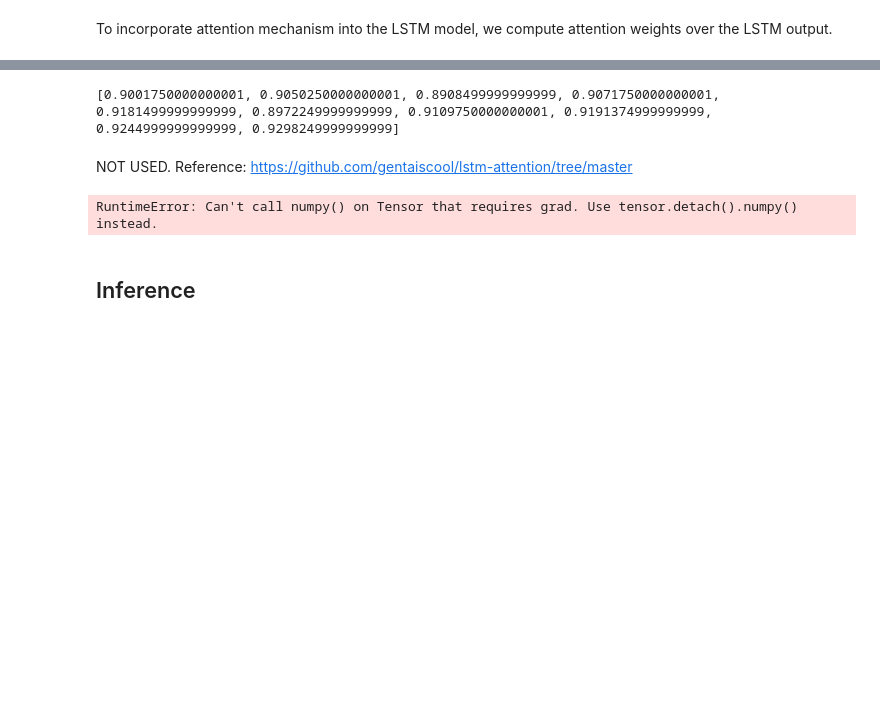
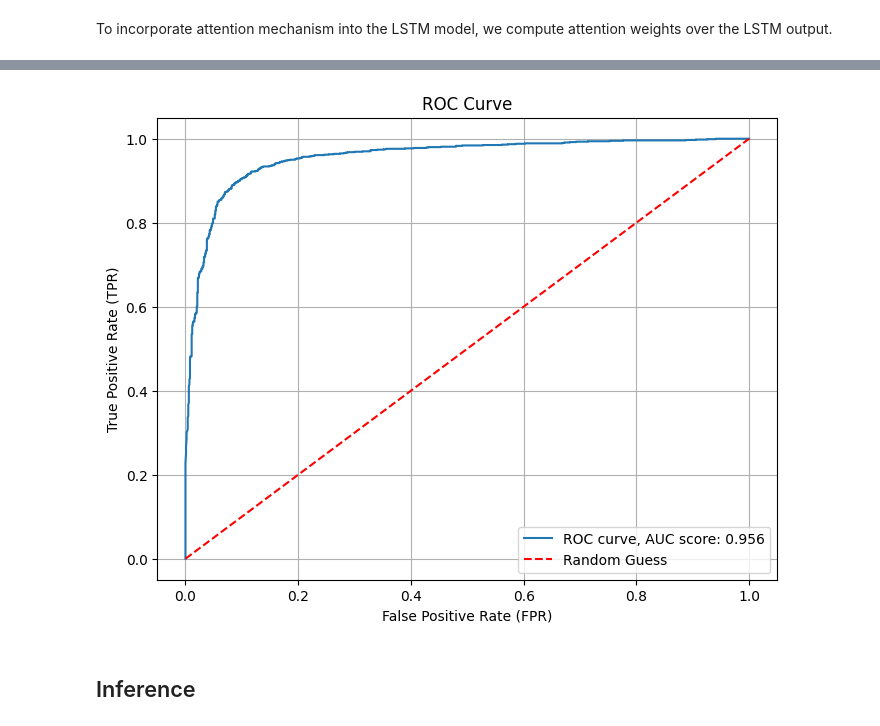
Before and after one commit to seij001/suicidal_tweet_detection, a Jupyter notebook: LSTM_with_attention.ipynb, the cells around one changed output, grey strips where cells are left out. Cells and saved outputs as stored; diff of their text form; code cells hidden in the pictures; blank space fills up the shorter version.

```diff
--- a/LSTM_with_attention.ipynb
+++ b/LSTM_with_attention.ipynb
@@ -687,15 +688,16 @@ The highest F1 score is 0.8558 at epoch 10
+# %%
+tpr_flattened = [item for sublist in tpr for item in sublist]
+tpr = np.array(tpr_flattened, dtype=float)
 # %%
-# roc-auc curve
+# roc-auc curve for the last epoch
 plt.figure(figsize=(8, 6))
-plt.plot(fpr, tpr, label=f"ROC curve (AUC = {auc_score:.2f})")
-plt.plot([0, 1], [0, 1], 'k--', label="Random Guess")
+plt.plot(fpr[20], tpr[20], label=f"ROC curve, AUC score: {roc_auc[20]:.3f}")
+plt.plot([0, 1], [0, 1], 'k--', label="Random Guess", color="red")
 plt.xlabel("False Positive Rate (FPR)")
 plt.ylabel("True Positive Rate (TPR)")
 plt.title("ROC Curve")
 plt.legend(loc="lower right")
 plt.grid()
 plt.show()
 # %% [output]
-[0.9001750000000001, 0.9050250000000001, 0.8908499999999999, 0.9071750000000001, 0.9181499999999999, 0.8972249999999999, 0.9109750000000001, 0.9191374999999999, 0.9244999999999999, 0.9298249999999999]
+[figure, added]
-# %% [markdown]
-NOT USED. Reference: https://github.com/gentaiscool/lstm-attention/tree/master
@@ -810,24 +703,0 @@ model = model.to(device)
-# %%
-EPOCH_NUMBER = 10
-t_acc = []
-t_loss = []
-v_acc = []
-v_loss = []
-
-for epoch in range(1,EPOCH_NUMBER+1):
-
-    train_loss,train_acc = train(model,train_loader,optimizer,criterion)
-
-    valid_loss,valid_acc = evaluate(model,test_loader,criterion)
-
-    t_acc.append(train_acc)
-    t_loss.append(train_loss)
-    v_acc.append(valid_acc)
-    v_loss.append(valid_loss)
-
-    print("Epoch", epoch)
-    print(f'\tTrain Loss: {train_loss:.3f} | Train Acc: {train_acc*100:.2f}%')
-    print(f'\t Val. Loss: {valid_loss:.3f} |  Val. Acc: {valid_acc*100:.2f}%')
-    print()
-# %% [output]
-RuntimeError: Can't call numpy() on Tensor that requires grad. Use tensor.detach().numpy() instead.
```
Also changed, not shown: parts of 11 cells of this notebook.
